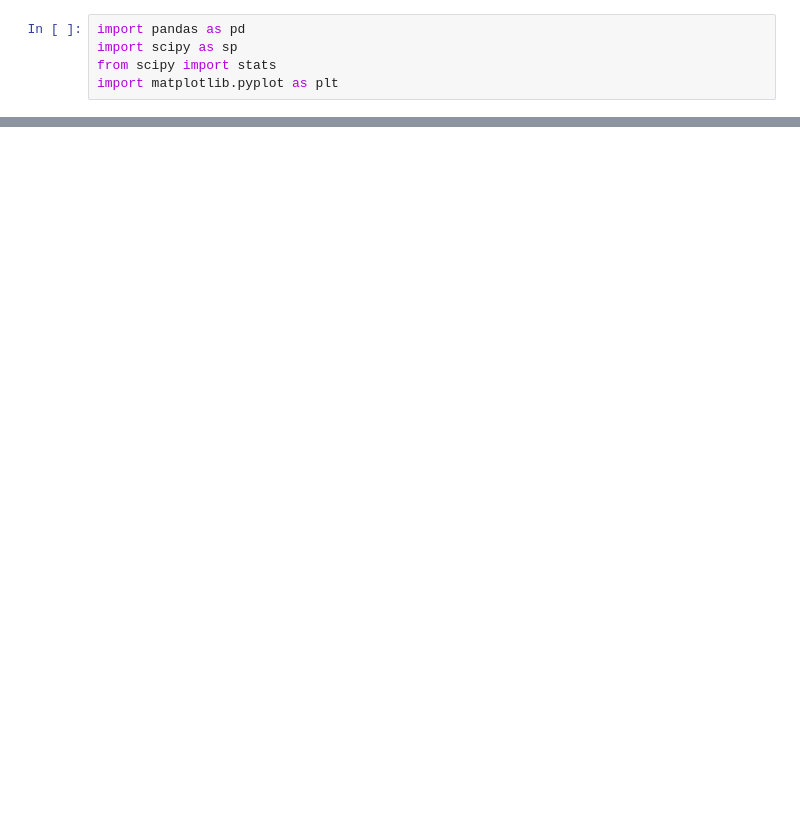
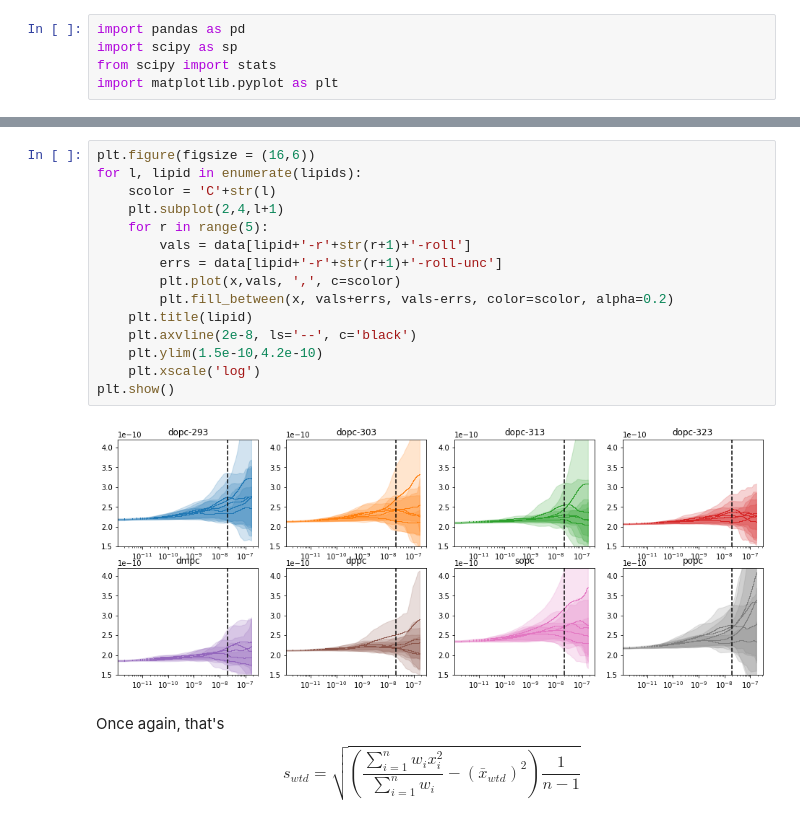
Before and after one commit to sheamusfitz/g-k-viscosity, a Jupyter notebook: final_analysis.ipynb, the cells around one changed output, grey strips where cells are left out. Drawn from its saved outputs; the diff is of its cells as text; blank space fills up the shorter version.

```diff
--- a/final_analysis.ipynb
+++ b/final_analysis.ipynb
@@ -18,0 +123,20 @@ for k in range(5):
+# %%
+plt.figure(figsize = (16,6))
+for l, lipid in enumerate(lipids):
+    scolor = 'C'+str(l)
+    plt.subplot(2,4,l+1)
+    for r in range(5):
+        vals = data[lipid+'-r'+str(r+1)+'-roll']
+        errs = data[lipid+'-r'+str(r+1)+'-roll-unc']
+        plt.plot(x,vals, ',', c=scolor)
+        plt.fill_between(x, vals+errs, vals-errs, color=scolor, alpha=0.2)
+    plt.title(lipid)
+    plt.axvline(2e-8, ls='--', c='black')
+    plt.ylim(1.5e-10,4.2e-10)
+    plt.xscale('log')
+plt.show()
+# %% [output]
+[figure, added]
+# %% [markdown]
+Once again, that's
+$$s_{wtd} = \sqrt{\left(    \frac{\sum_{i=1}^n w_ix_i^2}{\sum_{i=1}^n w_i} - \left(    \bar x_{wtd}    \right)^2   \right)\frac{1}{n-1}}$$
```
Also changed, not shown: parts of 20 cells of this notebook, 1 other file.
